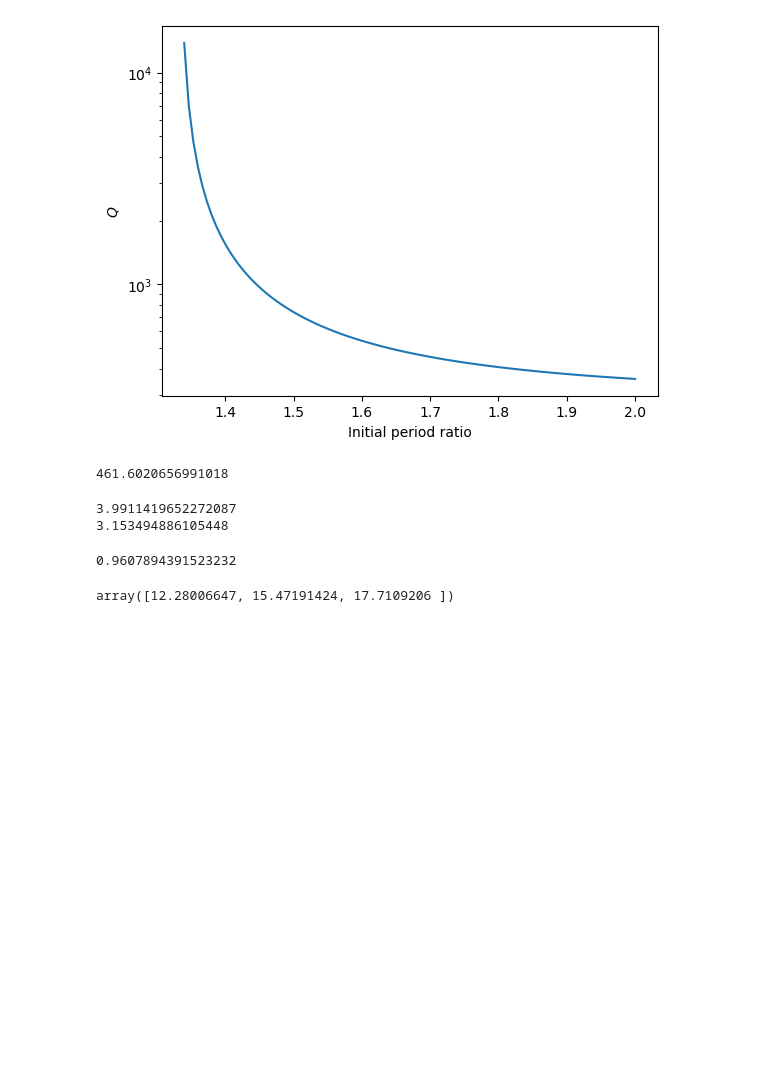
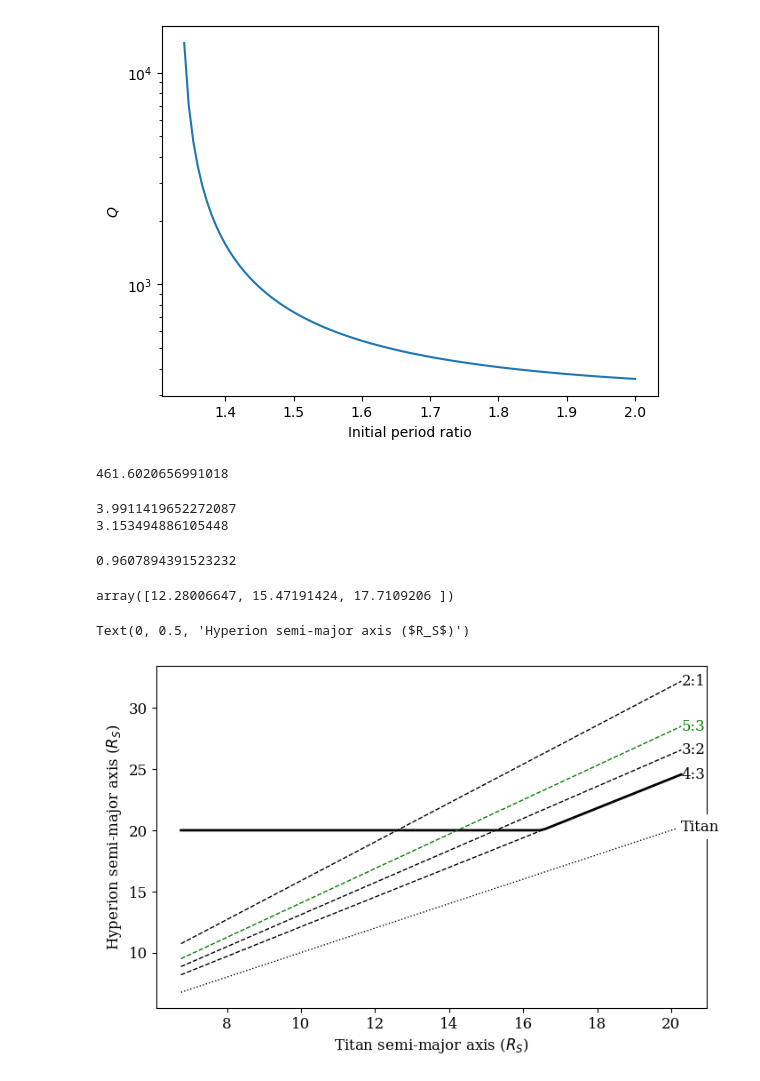
Before and after one commit to goldbergmax/hyperion-rot-orb, a Jupyter notebook: orbit/constraints.ipynb, the cells around one changed output. Cells and saved outputs as stored; diff of their text form; code cells hidden in the pictures; blank space fills up the shorter version.

Commit message:
update with nice figures

```diff
--- a/orbit/constraints.ipynb
+++ b/orbit/constraints.ipynb
@@ -46,3 +46,27 @@ init_a_rat(4/3)
 (np.array([1,2,3])/4.5)**(1/3) * a_sat['titan']/R_eq_saturn
 # %% [output]
 array([12.28006647, 15.47191424, 17.7109206 ])
+# %%
+plt.rcParams.update({'font.family': 'serif', 'font.size': 12})
+fig, ax = plt.subplots(figsize=(8,5))
+titan_a = np.linspace(a_sat['titan']/3, a_sat['titan'], 100)/R_eq_saturn
+hyperion_a = np.maximum((4/3)**(2/3)*titan_a, 20)
+ax.plot(titan_a, hyperion_a, c='k', lw=2)
+ax.plot(titan_a, titan_a, color='black', linestyle='dotted', lw=1)
+ax.plot(titan_a, titan_a*(2/1)**(2/3), color='black', linestyle='dashed', lw=1)
+ax.plot(titan_a, titan_a*(3/2)**(2/3), color='black', linestyle='dashed', lw=1)
+ax.plot(titan_a, titan_a*(4/3)**(2/3), color='black', linestyle='dashed', lw=1)
+# ax.plot(titan_a, titan_a*(5/4)**(2/3), color='black', linestyle='dashed', lw=1)
+ax.plot(titan_a, titan_a*(5/3)**(2/3), color='g', linestyle='dashed', lw=1)
+ax.text(titan_a[-1], titan_a[-1], 'Titan', color='black', va='center', ha='left', bbox=dict(facecolor='white', edgecolor='none'))
+ax.text(titan_a[-1], titan_a[-1]*(2/1)**(2/3), '2:1', color='black', va='center', ha='left')
+ax.text(titan_a[-1], titan_a[-1]*(3/2)**(2/3), '3:2', color='black', va='center', ha='left')
+ax.text(titan_a[-1], titan_a[-1]*(4/3)**(2/3), '4:3', color='black', va='center', ha='left')
+# ax.text(titan_a[-1], titan_a[-1]*(5/4)**(2/3), '5:4', color='black', va='center', ha='left')
+ax.text(titan_a[-1], titan_a[-1]*(5/3)**(2/3), '5:3', color='green', va='center', ha='left')
+# ax.set_xscale('log'); ax.set_yscale('log')
+ax.set_xlabel(r'Titan semi-major axis ($R_S$)')
+ax.set_ylabel(r'Hyperion semi-major axis ($R_S$)')
+# %% [output]
+Text(0, 0.5, 'Hyperion semi-major axis ($R_S$)')
+[figure, added]
```
Also changed, not shown: 1 other file.
